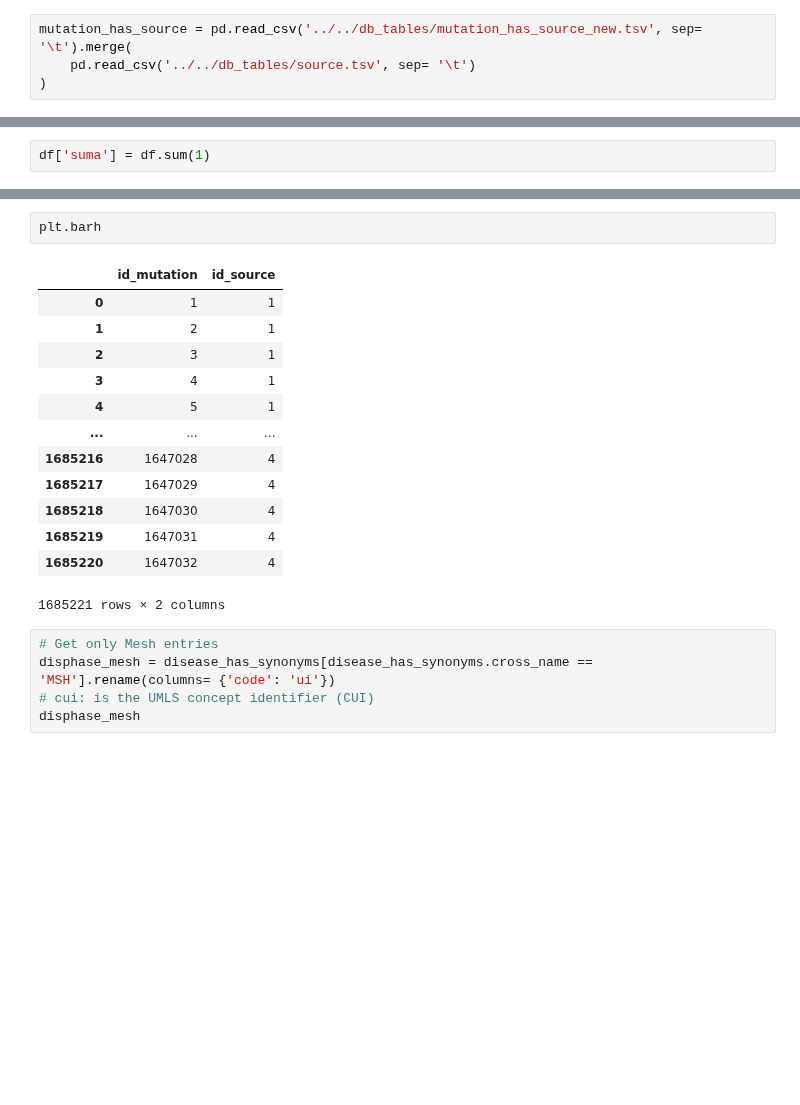
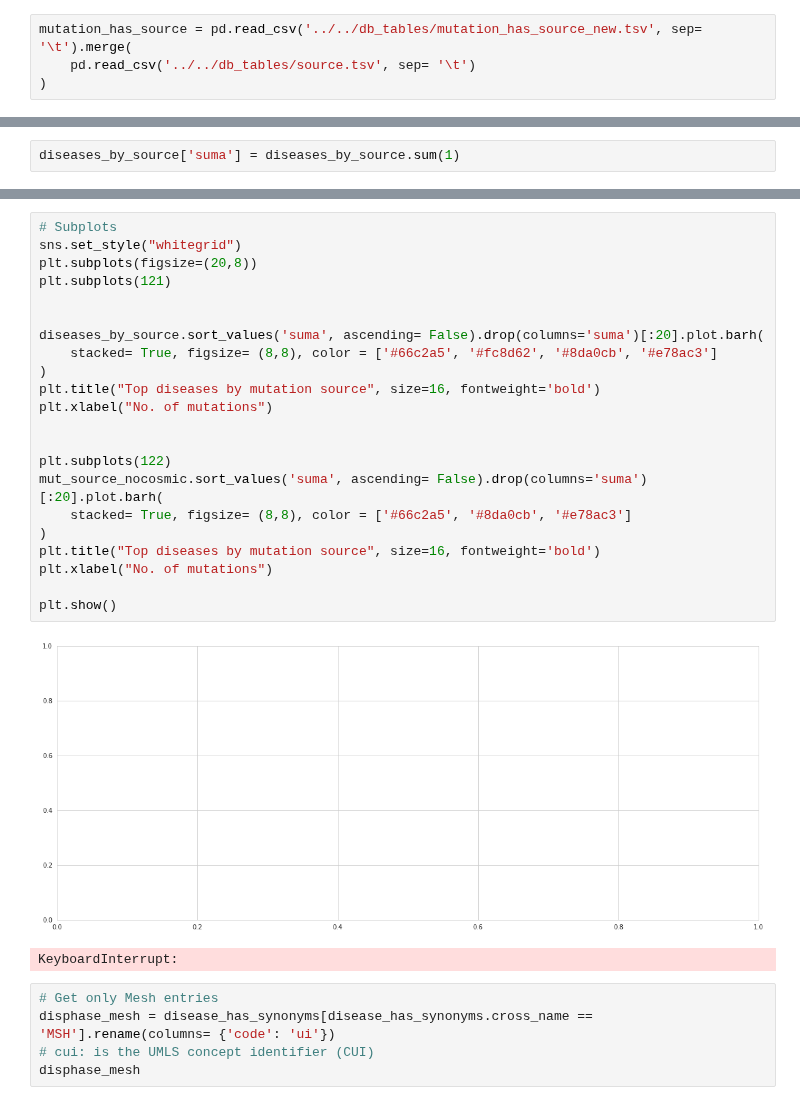
Before and after one commit to alvaro-2/mutations, a Jupyter notebook: scripts/mesh/mesh_data.ipynb, the cells around one changed output, grey strips where cells are left out. Cells and saved outputs as stored; diff of their text form; blank space fills up the shorter version.

```diff
--- a/scripts/mesh/mesh_data.ipynb
+++ b/scripts/mesh/mesh_data.ipynb
@@ -185,2 +177,2 @@ df = prueba.pivot_table(columns= 'source', index='disease_name', aggfunc='size')
 # %%
-df['suma'] = df.sum(1)
+diseases_by_source['suma'] = diseases_by_source.sum(1)
@@ -195,19 +265,28 @@ plt.show()
-# %%
-plt.barh
-# %% [output]
-|  | id_mutation | id_source |
-| 0 | 1 | 1 |
-| 1 | 2 | 1 |
-| 2 | 3 | 1 |
-| 3 | 4 | 1 |
-| 4 | 5 | 1 |
-| ... | ... | ... |
-| 1685216 | 1647028 | 4 |
-| 1685217 | 1647029 | 4 |
-| 1685218 | 1647030 | 4 |
-| 1685219 | 1647031 | 4 |
-| 1685220 | 1647032 | 4 |
-1685221 rows × 2 columns
+# %%
+# Subplots
+sns.set_style("whitegrid")
+plt.subplots(figsize=(20,8))
+plt.subplots(121)
+
+
+diseases_by_source.sort_values('suma', ascending= False).drop(columns='suma')[:20].plot.barh(
+    stacked= True, figsize= (8,8), color = ['#66c2a5', '#fc8d62', '#8da0cb', '#e78ac3']
+)
+plt.title("Top diseases by mutation source", size=16, fontweight='bold')
+plt.xlabel("No. of mutations")
+
+
+plt.subplots(122)
+mut_source_nocosmic.sort_values('suma', ascending= False).drop(columns='suma')[:20].plot.barh(
+    stacked= True, figsize= (8,8), color = ['#66c2a5', '#8da0cb', '#e78ac3']
+)
+plt.title("Top diseases by mutation source", size=16, fontweight='bold')
+plt.xlabel("No. of mutations")
+
+plt.show()
+# %% [output]
+[figure, added]
+KeyboardInterrupt:
 # %%
 # Get only Mesh entries
 disphase_mesh = disease_has_synonyms[disease_has_synonyms.cross_name == 'MSH'].rename(columns= {'code': 'ui'})
```
Also changed, not shown: parts of 16 cells of this notebook.
